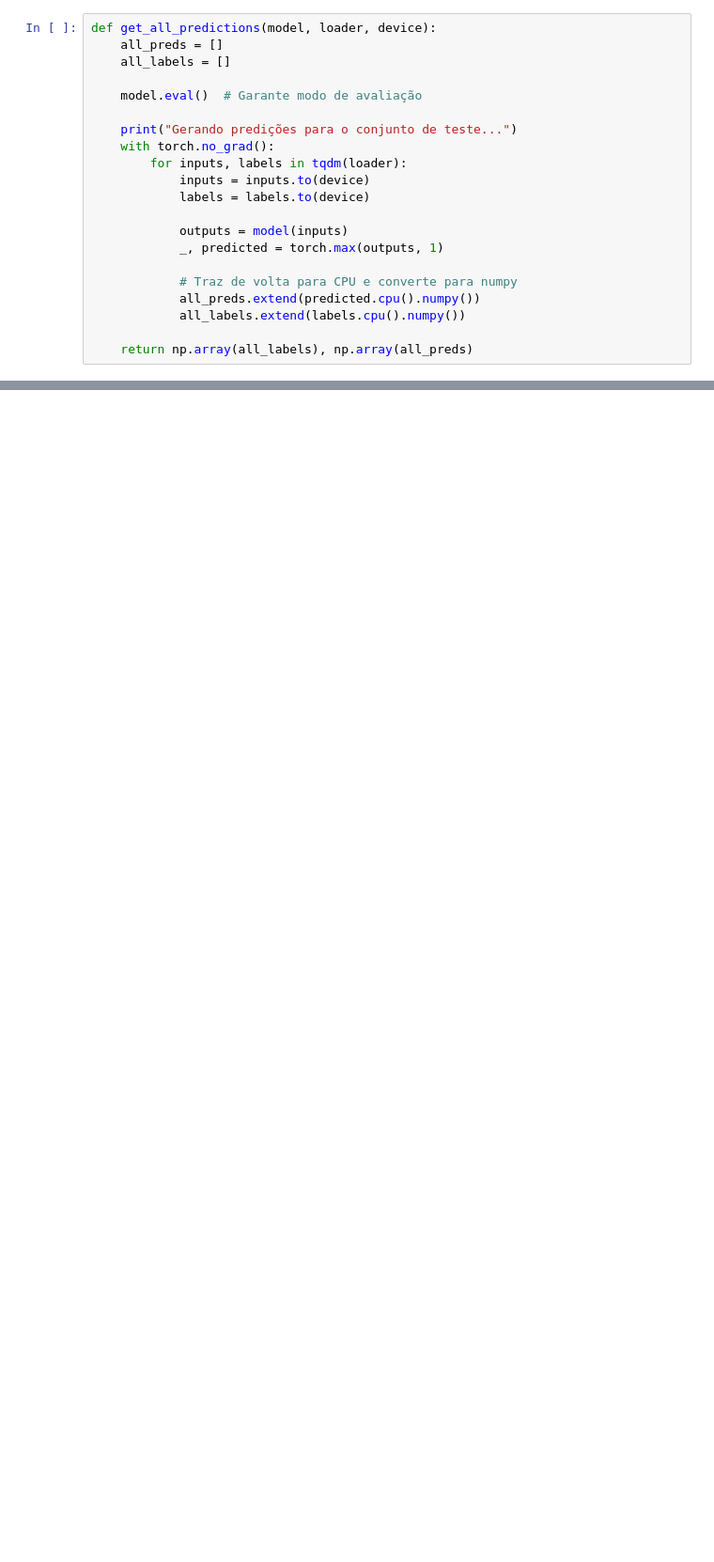
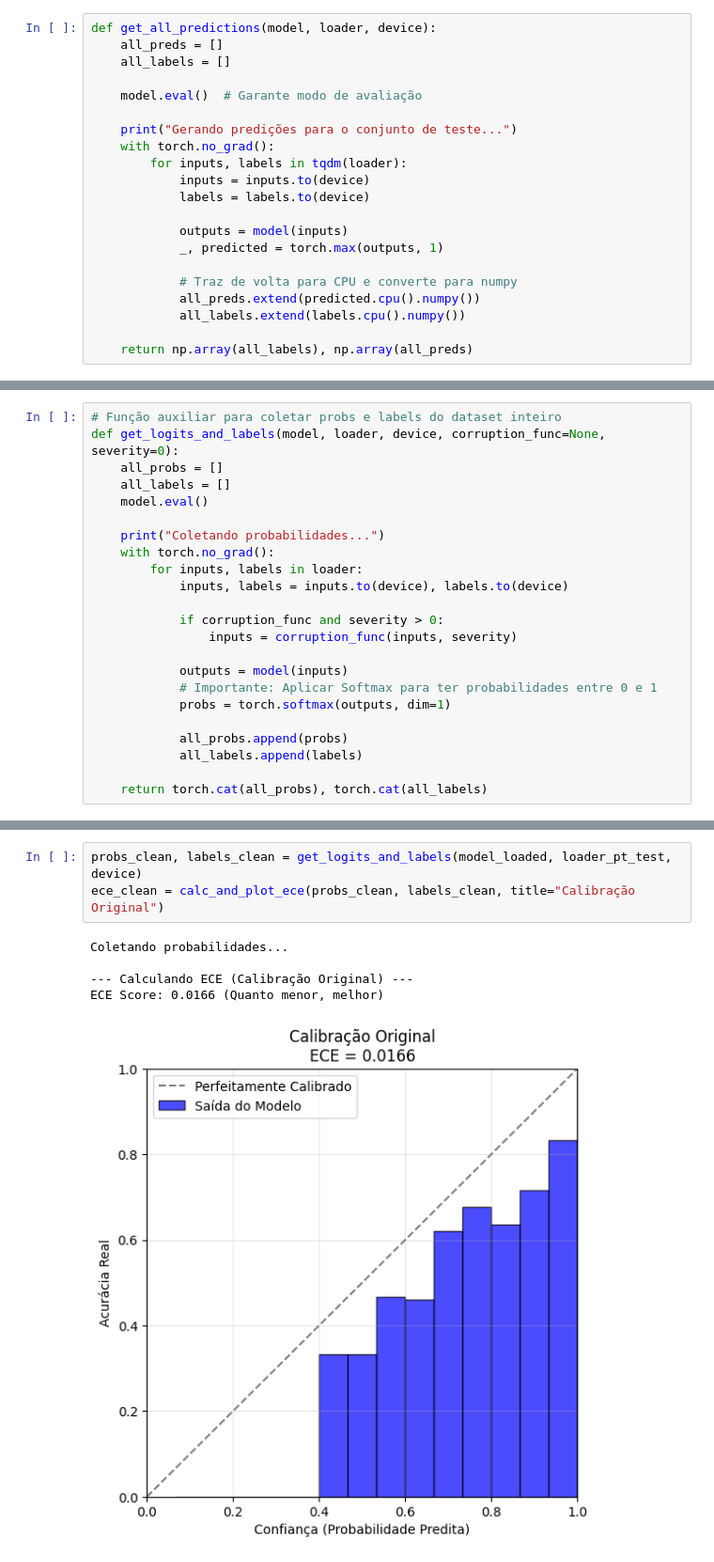
Before and after one commit to JVMergulho/resnet_robustness_analysis, a Jupyter notebook: robustness_analysis.ipynb, the cells around one changed output, grey strips where cells are left out. Shown at 94% size. Drawn from its saved outputs; the diff is of its cells as text; blank space fills up the shorter version.

```diff
--- a/robustness_analysis.ipynb
+++ b/robustness_analysis.ipynb
@@ -105,0 +209,23 @@ def get_all_predictions(model, loader, device):
+# %%
+# Função auxiliar para coletar probs e labels do dataset inteiro
+def get_logits_and_labels(model, loader, device, corruption_func=None, severity=0):
+    all_probs = []
+    all_labels = []
+    model.eval()
+
+    print("Coletando probabilidades...")
+    with torch.no_grad():
+        for inputs, labels in loader:
+            inputs, labels = inputs.to(device), labels.to(device)
+
+            if corruption_func and severity > 0:
+                inputs = corruption_func(inputs, severity)
+
+            outputs = model(inputs)
+            # Importante: Aplicar Softmax para ter probabilidades entre 0 e 1
+            probs = torch.softmax(outputs, dim=1)
+
+            all_probs.append(probs)
+            all_labels.append(labels)
+
+    return torch.cat(all_probs), torch.cat(all_labels)
@@ -113,0 +431,9 @@ KeyboardInterrupt:
+# %%
+probs_clean, labels_clean = get_logits_and_labels(model_loaded, loader_pt_test, device)
+ece_clean = calc_and_plot_ece(probs_clean, labels_clean, title="Calibração Original")
+# %% [output]
+Coletando probabilidades...
+
+--- Calculando ECE (Calibração Original) ---
+ECE Score: 0.0166 (Quanto menor, melhor)
+[figure, added]
```
Also changed, not shown: parts of 32 cells of this notebook, 9 other files.
